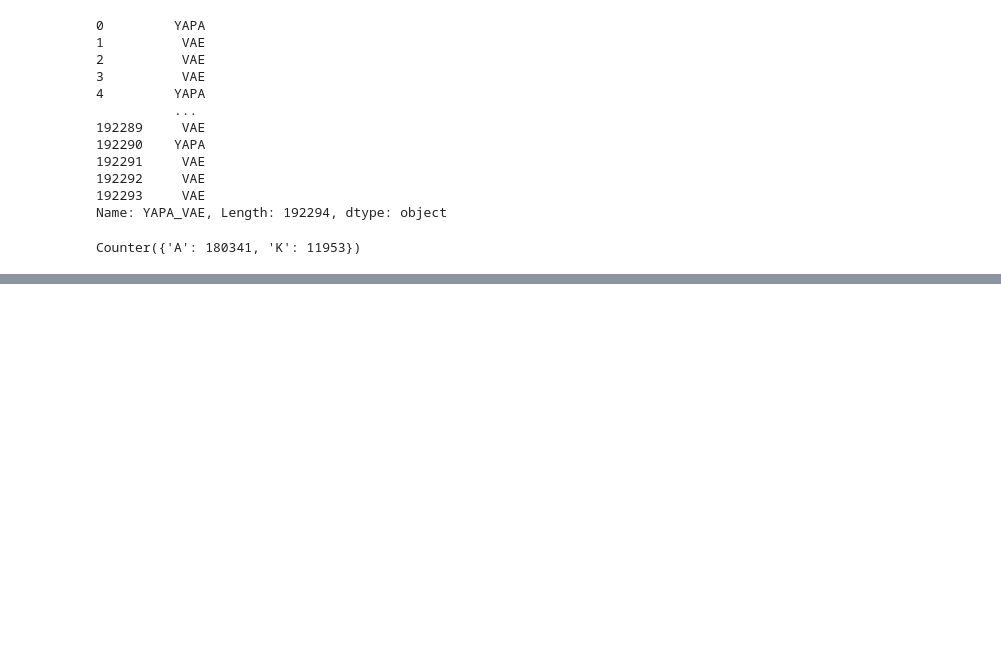
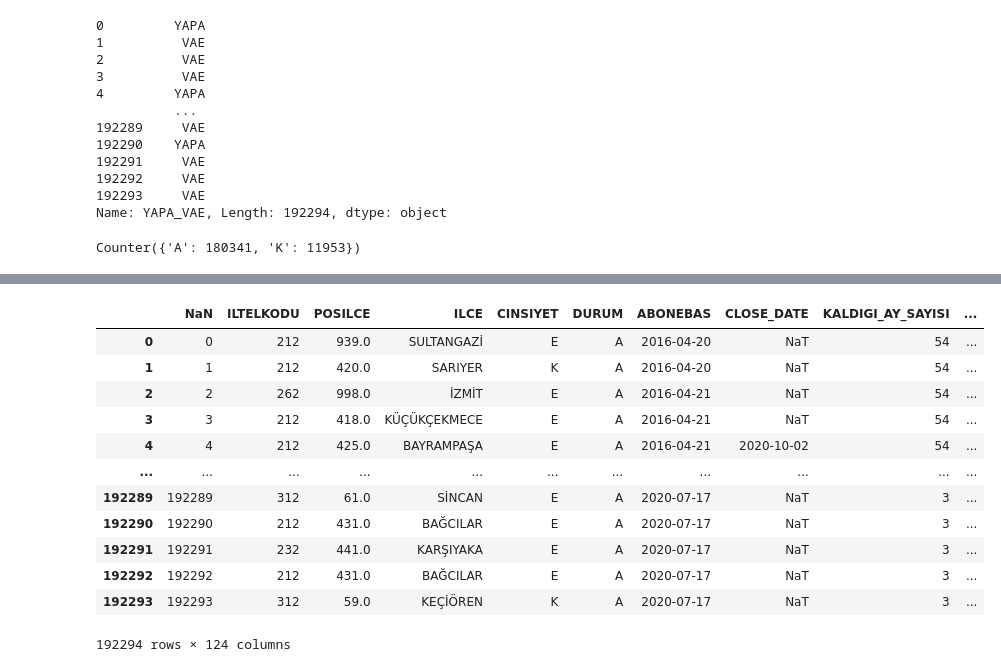
Before and after one commit to efekhrman/EHB334E_Churn_Dataset, a Jupyter notebook: EHB334E_Churn_Dataset.ipynb, the cells around one changed output, grey strips where cells are left out. Saved outputs shown, nothing was run; the diff lists cells and outputs as text; code cells hidden in the pictures; blank space fills up the shorter version.

```diff
--- a/EHB334E_Churn_Dataset.ipynb
+++ b/EHB334E_Churn_Dataset.ipynb
@@ -92,0 +196,18 @@ Counter({'A': 180341, 'K': 11953})
+# %%
+#since every city has specific telephone code, the ILADI column is unnecessary.
+churn_dataset_v2 = churn_dataset.drop("ILADI", axis=1)
+churn_dataset_v2
+# %% [output]
+|  | NaN | ILTELKODU | POSILCE | ILCE | CINSIYET | DURUM | ABONEBAS | CLOSE_DATE | KALDIGI_AY_SAYISI | ... |
+| 0 | 0 | 212 | 939.0 | SULTANGAZİ | E | A | 2016-04-20 | NaT | 54 | ... |
+| 1 | 1 | 212 | 420.0 | SARIYER | K | A | 2016-04-20 | NaT | 54 | ... |
+| 2 | 2 | 262 | 998.0 | İZMİT | E | A | 2016-04-21 | NaT | 54 | ... |
+| 3 | 3 | 212 | 418.0 | KÜÇÜKÇEKMECE | E | A | 2016-04-21 | NaT | 54 | ... |
+| 4 | 4 | 212 | 425.0 | BAYRAMPAŞA | E | A | 2016-04-21 | 2020-10-02 | 54 | ... |
+| ... | ... | ... | ... | ... | ... | ... | ... | ... | ... | ... |
+| 192289 | 192289 | 312 | 61.0 | SİNCAN | E | A | 2020-07-17 | NaT | 3 | ... |
+| 192290 | 192290 | 212 | 431.0 | BAĞCILAR | E | A | 2020-07-17 | NaT | 3 | ... |
+| 192291 | 192291 | 232 | 441.0 | KARŞIYAKA | E | A | 2020-07-17 | NaT | 3 | ... |
+| 192292 | 192292 | 212 | 431.0 | BAĞCILAR | E | A | 2020-07-17 | NaT | 3 | ... |
+| 192293 | 192293 | 312 | 59.0 | KEÇİÖREN | K | A | 2020-07-17 | NaT | 3 | ... |
+192294 rows × 124 columns
```
Also changed, not shown: parts of 16 cells of this notebook.
